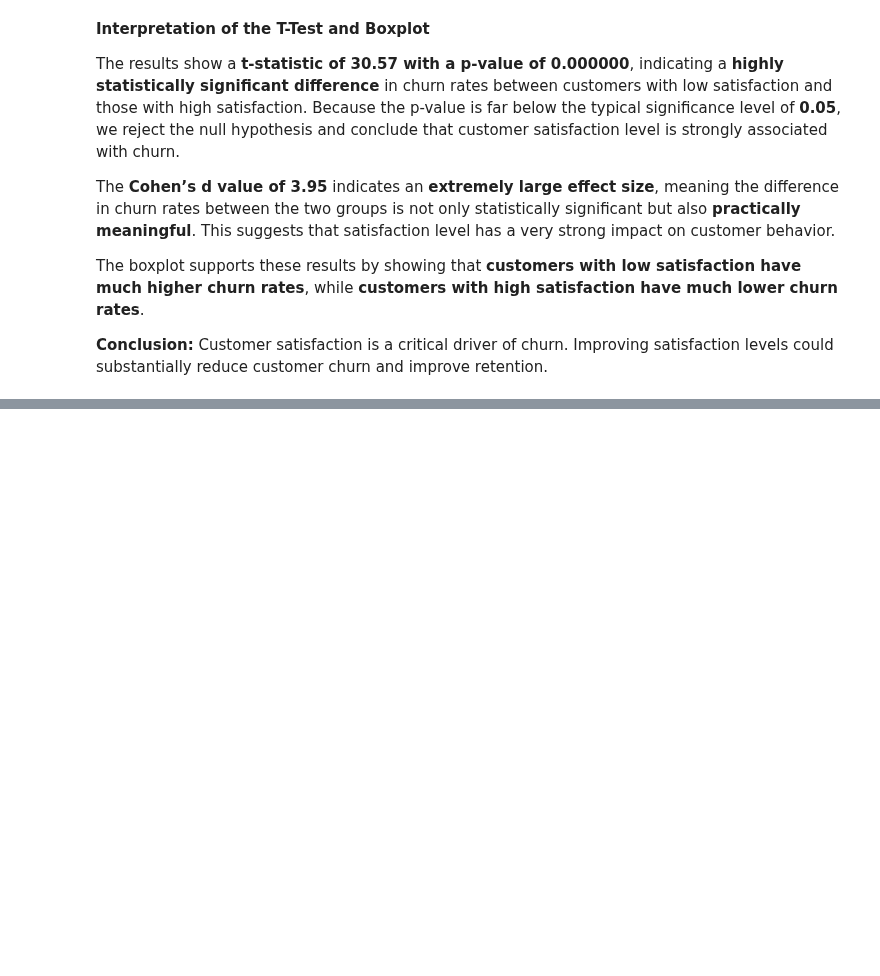
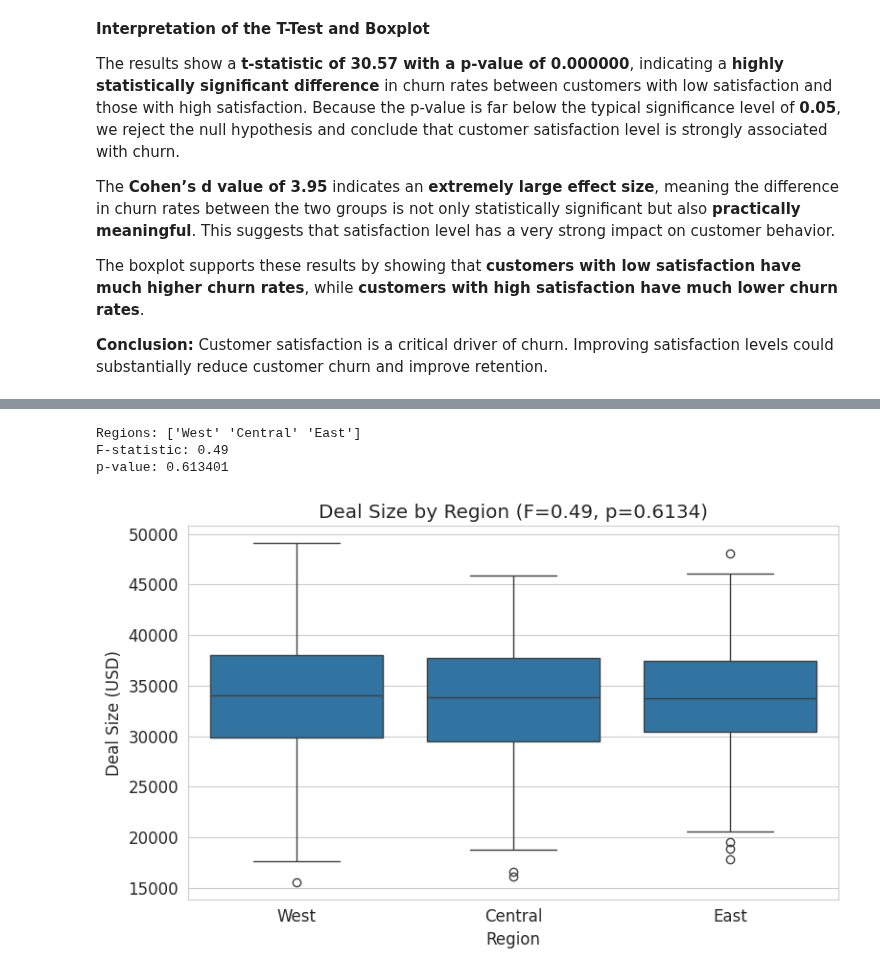
Before and after one commit to hawa1983/MG-628, a Jupyter notebook: Midterm_Regression_Project.ipynb, the cells around one changed output, grey strips where cells are left out. Cells and saved outputs as stored; diff of their text form; code cells hidden in the pictures; blank space fills up the shorter version.

```diff
--- a/Midterm_Regression_Project.ipynb
+++ b/Midterm_Regression_Project.ipynb
@@ -1050,0 +1108,48 @@ The boxplot supports these results by showing that **customers with low satisfac
+# %%
+from scipy import stats
+import seaborn as sns
+import matplotlib.pyplot as plt
+
+# ── Step 1: State hypotheses ──
+# H0: μ_West = μ_Central = μ_East (no difference in mean deal size)
+# H1: At least one region mean differs
+
+# ── Step 2: Run one-way ANOVA ──
+regions = sales_df['Region'].unique()
+print(f"Regions: {regions}")
+
+groups = [sales_df[sales_df['Region'] == r]['Deal_Size_USD'] for r in regions]
+
+f_stat, p_val = stats.f_oneway(*groups)
+
+print(f"F-statistic: {f_stat:.2f}")
+print(f"p-value: {p_val:.6f}")
+
+# ── Step 3: If significant, run post-hoc Tukey test ──
+if p_val < 0.05:
+    from statsmodels.stats.multicomp import pairwise_tukeyhsd
+
+    tukey = pairwise_tukeyhsd(
+        sales_df['Deal_Size_USD'],
+        sales_df['Region'],
+        alpha=0.05
+    )
+
+    print(tukey)
+
+# ── Step 4: Visualization ──
+plt.figure(figsize=(8,5))
+
+sns.boxplot(x='Region', y='Deal_Size_USD', data=sales_df)
+
+plt.title(f'Deal Size by Region (F={f_stat:.2f}, p={p_val:.4f})')
+plt.ylabel('Deal Size (USD)')
+
+plt.tight_layout()
+plt.savefig('q3b_anova.png', dpi=150)
+plt.show()
+# %% [output]
+Regions: ['West' 'Central' 'East']
+F-statistic: 0.49
+p-value: 0.613401
+[figure, added]
```
Also changed, not shown: parts of 47 cells of this notebook.
